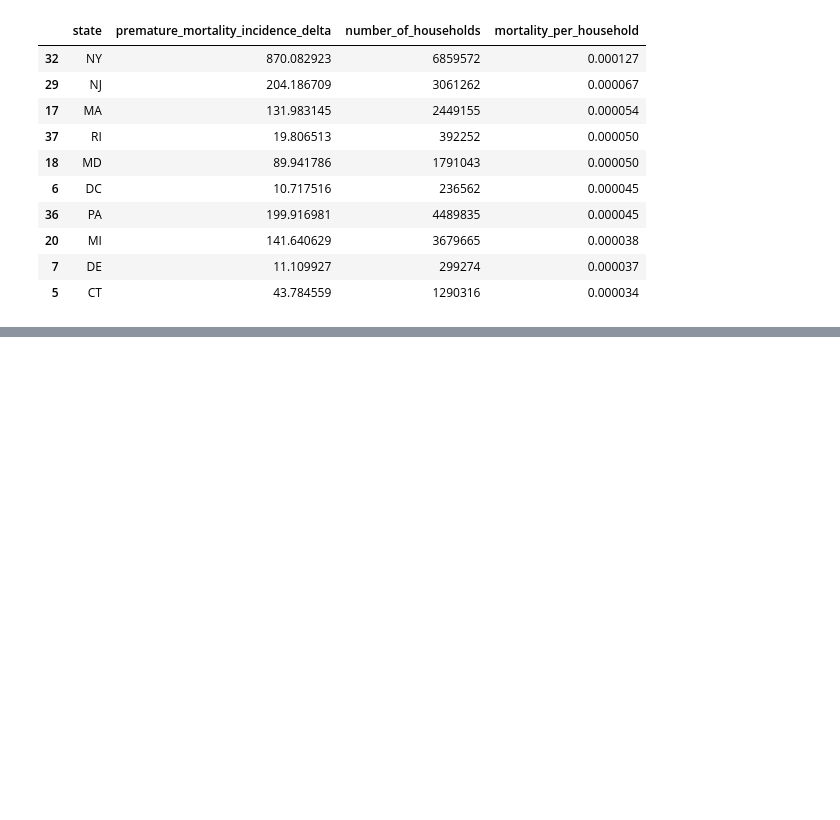
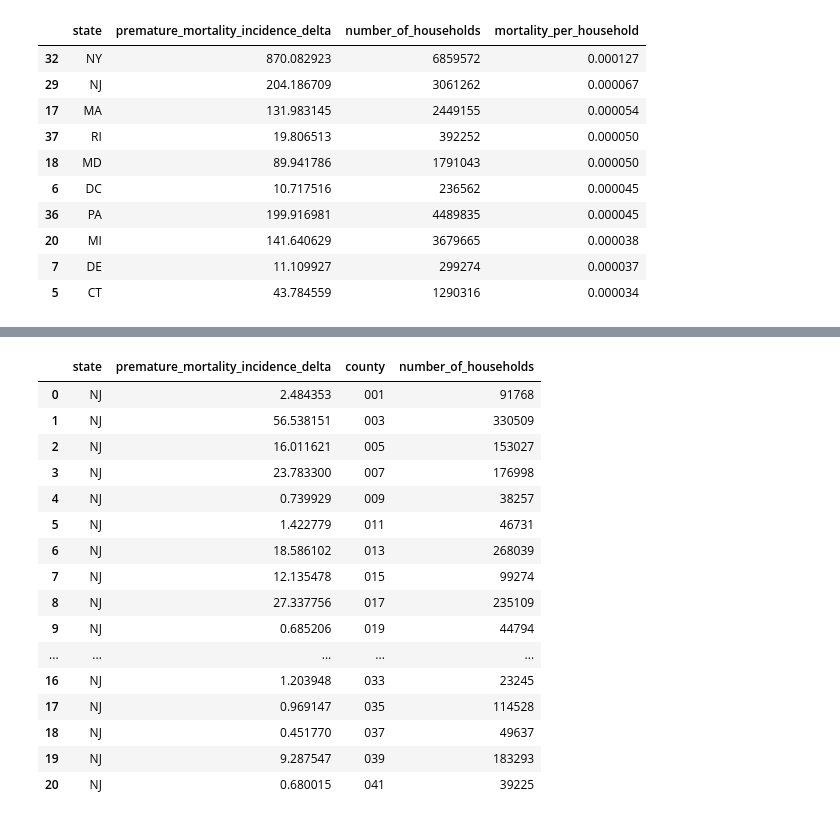
Before and after one commit to rewiringamerica/api_demos, a Jupyter notebook: notebooks/Health Impacts.ipynb, the cells around one changed output, grey strips where cells are left out. Drawn from its saved outputs; the diff is of its cells as text; code cells hidden in the pictures; blank space fills up the shorter version.

```diff
--- a/notebooks/Health Impacts.ipynb
+++ b/notebooks/Health Impacts.ipynb
@@ -169,0 +178,30 @@ df_data.nlargest(10, "mortality_per_household")
+# %%
+payload_nj_counties = {
+    "metrics": ["premature_mortality_incidence_delta"],
+    "upgrade": "med_eff_hp_hers_sizing_no_setback",
+    "state": "NJ",
+    "county_fips": "*"
+}
+
+response_nj_counties = requests.post(URL, json=payload_nj_counties, headers=headers)
+# %%
+df_data_nj_counties = pd.DataFrame(response_nj_counties.json()["data"])
+df_data_nj_counties
+# %% [output]
+|  | state | premature_mortality_incidence_delta | county | number_of_households |
+| 0 | NJ | 2.484353 | 001 | 91768 |
+| 1 | NJ | 56.538151 | 003 | 330509 |
+| 2 | NJ | 16.011621 | 005 | 153027 |
+| 3 | NJ | 23.783300 | 007 | 176998 |
+| 4 | NJ | 0.739929 | 009 | 38257 |
+| 5 | NJ | 1.422779 | 011 | 46731 |
+| 6 | NJ | 18.586102 | 013 | 268039 |
+| 7 | NJ | 12.135478 | 015 | 99274 |
+| 8 | NJ | 27.337756 | 017 | 235109 |
+| 9 | NJ | 0.685206 | 019 | 44794 |
+| ... | ... | ... | ... | ... |
+| 16 | NJ | 1.203948 | 033 | 23245 |
+| 17 | NJ | 0.969147 | 035 | 114528 |
+| 18 | NJ | 0.451770 | 037 | 49637 |
+| 19 | NJ | 9.287547 | 039 | 183293 |
+| 20 | NJ | 0.680015 | 041 | 39225 |
```
Also changed, not shown: parts of 29 cells of this notebook.
